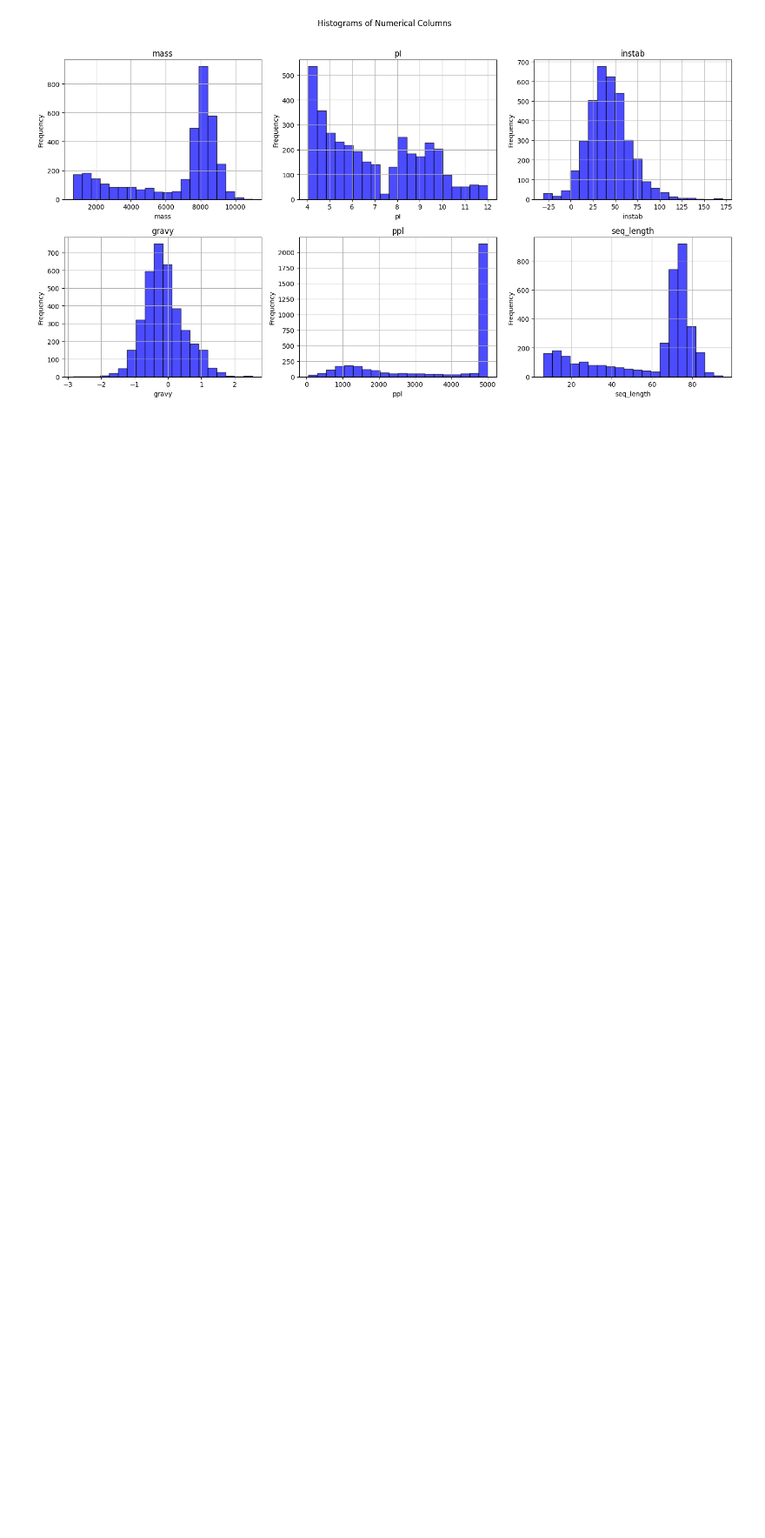
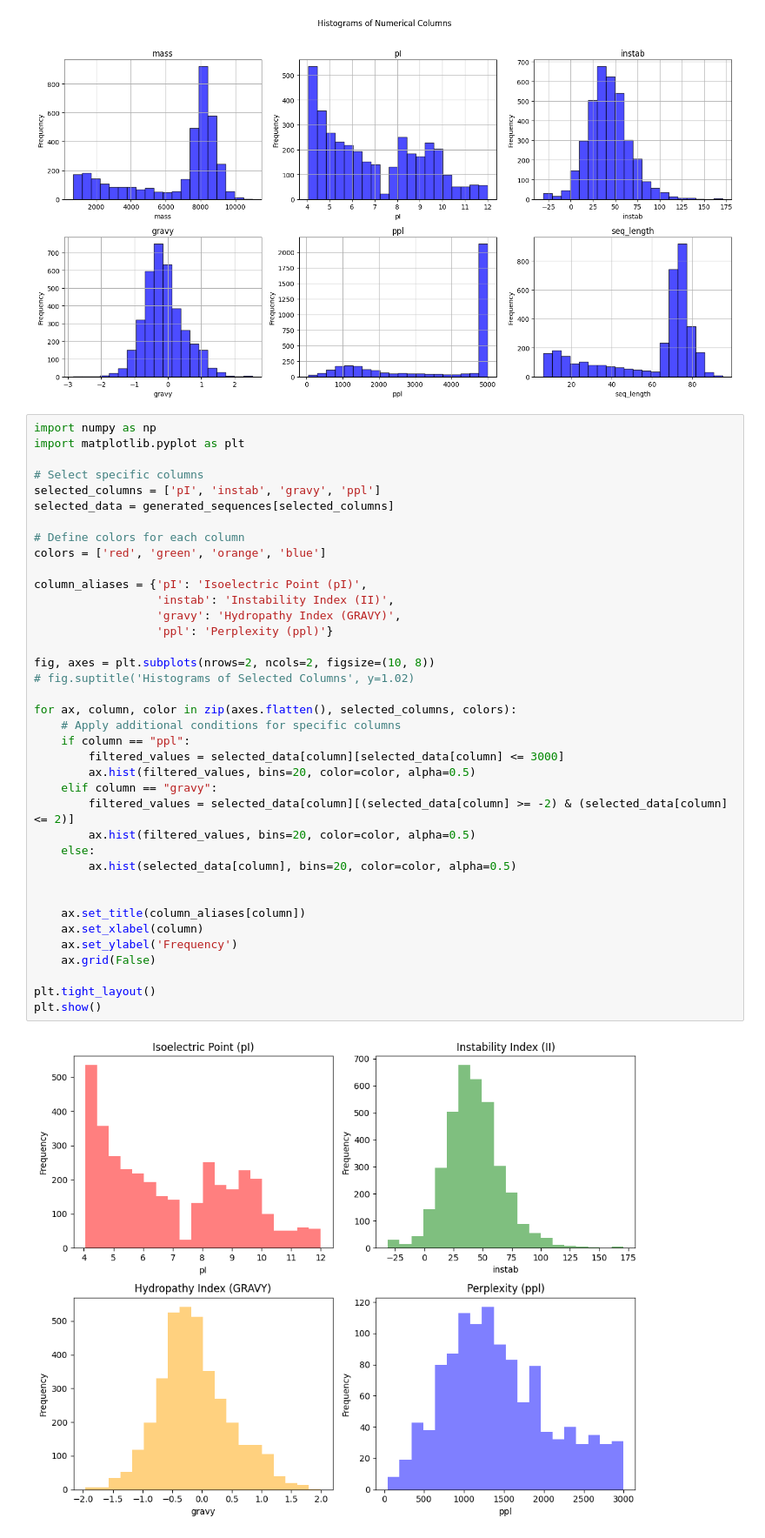
Before and after one commit to cu-bioinformatics/meet-eu-2023-projects, a Jupyter notebook: scripts/ProtGPT2_in_Colab.ipynb, the cells around one changed output. Shown: that part at 87% size. Cells and saved outputs as stored; diff of their text form; blank space fills up the shorter version.

```diff
--- a/scripts/ProtGPT2_in_Colab.ipynb
+++ b/scripts/ProtGPT2_in_Colab.ipynb
@@ -333,6 +336,46 @@ plt.tight_layout()
 plt.show()
 # %% [output]
 [figure]
+# %%
+import numpy as np
+import matplotlib.pyplot as plt
+
+# Select specific columns
+selected_columns = ['pI', 'instab', 'gravy', 'ppl']
+selected_data = generated_sequences[selected_columns]
+
+# Define colors for each column
+colors = ['red', 'green', 'orange', 'blue']
+
+column_aliases = {'pI': 'Isoelectric Point (pI)',
+                  'instab': 'Instability Index (II)',
+                  'gravy': 'Hydropathy Index (GRAVY)',
+                  'ppl': 'Perplexity (ppl)'}
+
+fig, axes = plt.subplots(nrows=2, ncols=2, figsize=(10, 8))
+# fig.suptitle('Histograms of Selected Columns', y=1.02)
+
+for ax, column, color in zip(axes.flatten(), selected_columns, colors):
+    # Apply additional conditions for specific columns
+    if column == "ppl":
+        filtered_values = selected_data[column][selected_data[column] <= 3000]
+        ax.hist(filtered_values, bins=20, color=color, alpha=0.5)
+    elif column == "gravy":
+        filtered_values = selected_data[column][(selected_data[column] >= -2) & (selected_data[column] <= 2)]
+        ax.hist(filtered_values, bins=20, color=color, alpha=0.5)
+    else:
+        ax.hist(selected_data[column], bins=20, color=color, alpha=0.5)
+
+
+    ax.set_title(column_aliases[column])
+    ax.set_xlabel(column)
+    ax.set_ylabel('Frequency')
+    ax.grid(False)
+
+plt.tight_layout()
+plt.show()
+# %% [output]
+[figure, added]
 # %%
 #@title Selecting generated sequences
 
```
Also changed, not shown: parts of 6 cells of this notebook.
